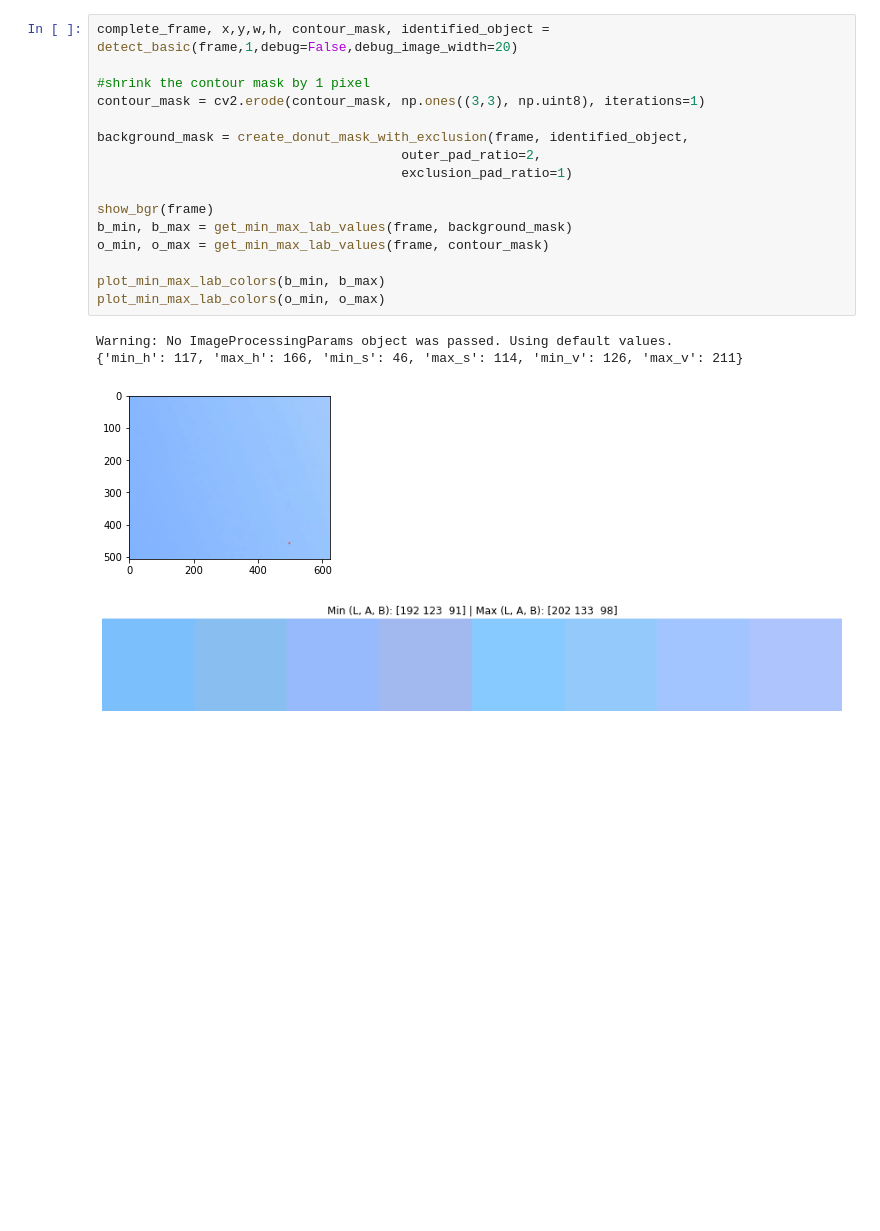
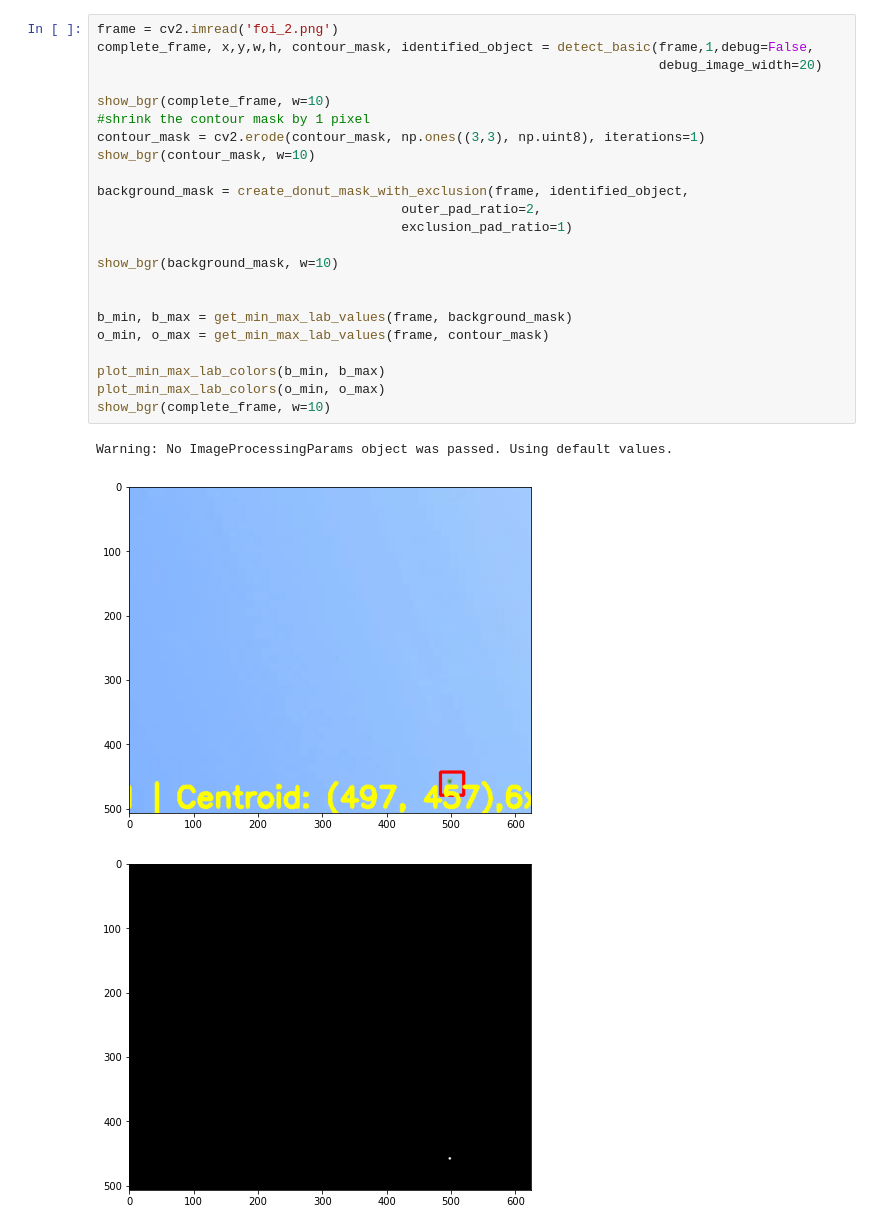
Before and after one commit to robertej19/aiguess, a Jupyter notebook: image_processing/auto_startup/autotest.ipynb, the cells around one changed output. Saved outputs shown, nothing was run; the diff lists cells and outputs as text; blank space fills up the shorter version.

```diff
--- a/image_processing/auto_startup/autotest.ipynb
+++ b/image_processing/auto_startup/autotest.ipynb
@@ -38,21 +33,27 @@ frame = cv2.imread('foi_2.png')
 # %%
-complete_frame, x,y,w,h, contour_mask, identified_object = detect_basic(frame,1,debug=False,debug_image_width=20)
+frame = cv2.imread('foi_2.png')
+complete_frame, x,y,w,h, contour_mask, identified_object = detect_basic(frame,1,debug=False,
+                                                                        debug_image_width=20)
 
+show_bgr(complete_frame, w=10)
 #shrink the contour mask by 1 pixel
 contour_mask = cv2.erode(contour_mask, np.ones((3,3), np.uint8), iterations=1)
+show_bgr(contour_mask, w=10)
 
 background_mask = create_donut_mask_with_exclusion(frame, identified_object,
                                        outer_pad_ratio=2,
                                        exclusion_pad_ratio=1)
 
-show_bgr(frame)
+show_bgr(background_mask, w=10)
+
+
 b_min, b_max = get_min_max_lab_values(frame, background_mask)
 o_min, o_max = get_min_max_lab_values(frame, contour_mask)
 
 plot_min_max_lab_colors(b_min, b_max)
 plot_min_max_lab_colors(o_min, o_max)
+show_bgr(complete_frame, w=10)
 # %% [output]
 Warning: No ImageProcessingParams object was passed. Using default values.
-{'min_h': 117, 'max_h': 166, 'min_s': 46, 'max_s': 114, 'min_v': 126, 'max_v': 211}
-[figure, old version]
+[figure, new version]
-[figure, old version]
+[figure, new version]
```
Also changed, not shown: parts of 6 cells of this notebook, 6 other files.
